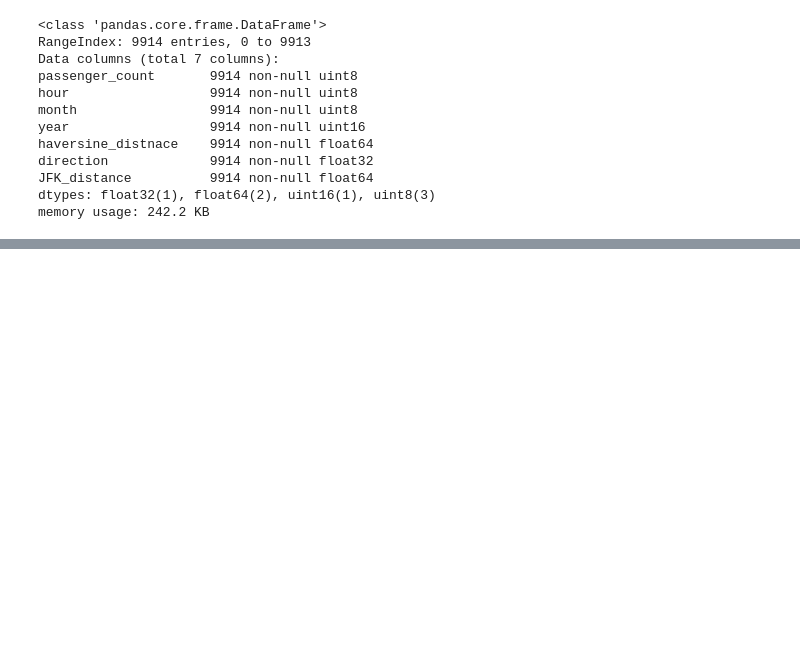
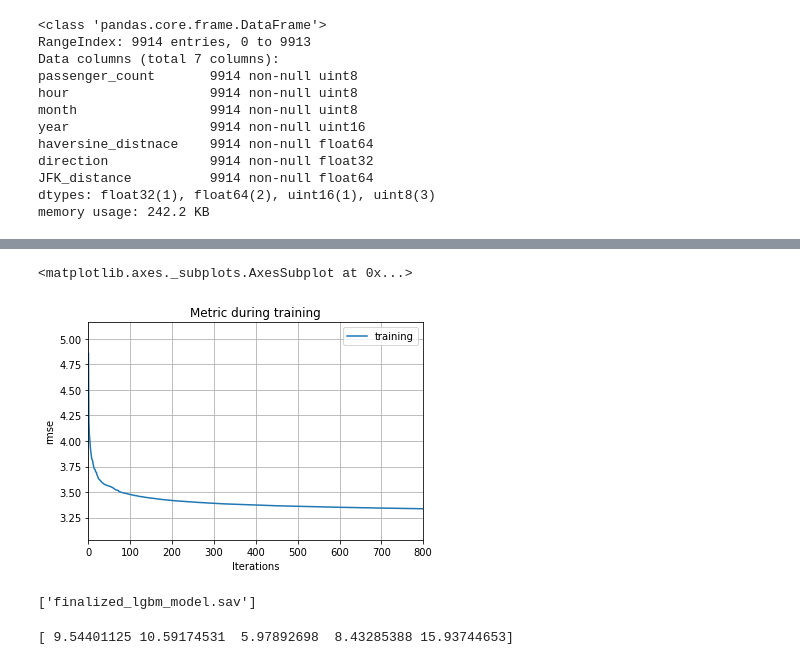
Before and after one commit to kalyanideshmukh11/Taxi-Fare-Predictor, a Jupyter notebook: NYtaxi_fare_prediction.ipynb, the cells around one changed output, grey strips where cells are left out. Saved outputs shown, nothing was run; the diff lists cells and outputs as text; code cells hidden in the pictures; blank space fills up the shorter version.

```diff
--- a/NYtaxi_fare_prediction.ipynb
+++ b/NYtaxi_fare_prediction.ipynb
@@ -384,9 +439,14 @@ print(y_test.shape)
 # %%
 #model1: linear regression
 
-model1_LinReg = LinearRegression()
-model1_LinReg.fit(X_train, y_train)
+model1_LinReg = LinearRegression(normalize = True).fit(X_train, y_train)
 y_pred1 = model1_LinReg.predict(X_test)
-
-print("Test RMSE: %.3f" % mean_squared_error(y_test, y_pred1) ** 0.5)
+y_pred_final = model1_LinReg.predict(test_dataset)
+print("X_Test RMSE: %.3f" % mean_squared_error(y_test, y_pred1) ** 0.5)
+'''
+submission = pd.DataFrame(
+    {'key': test_temp.key, 'fare_amount': y_pred_final},
+    columns = ['key', 'fare_amount'])
+submission.to_csv('submission.csv', index = False)
+'''
 # %% [output]
@@ -403,8 +485,14 @@ params = {
         'verbosity': -1,
         'metric': 'RMSE',
     }
-train_set = lgb.Dataset(X_train, y_train, silent=True)
-model2_lb = lgb.train(params, train_set = train_set, num_boost_round=300)
+
+evals_result = {}
+
+train_set = lgb.Dataset(X_train, y_train)
+test_set = lgb.Dataset(X_test, y_test)
+model2_lb = lgb.train(params, train_set = train_set, valid_sets = train_set, num_boost_round=800, evals_result=evals_result)
 y_pred2 = model2_lb.predict(X_test, num_iteration = model2_lb.best_iteration)
 print("Test RMSE: %.3f" % mean_squared_error(y_test, y_pred2) ** 0.5)
+
+y_pred_final_lgbm = model2_lb.predict(test_dataset[0:1])
 # %% [output]
@@ -411,0 +516,18 @@ Test RMSE: 3.388
+# %%
+lgb.plot_metric(evals_result)
+# %% [output]
+<matplotlib.axes._subplots.AxesSubplot at 0x...>
+[figure, added]
+# %%
+# save the model to disk
+filename = 'finalized_lgbm_model.sav'
+joblib.dump(model2_lb, filename)
+# %% [output]
+['finalized_lgbm_model.sav']
+# %%
+#to see if the saved models is working properly
+loaded_model_lgbm = joblib.load(filename)
+result = loaded_model_lgbm.predict(test_dataset[0:5])
+print(result)
+# %% [output]
+[ 9.54401125 10.59174531  5.97892698  8.43285388 15.93744653]
```
Also changed, not shown: parts of 27 cells of this notebook, 1 other file.
